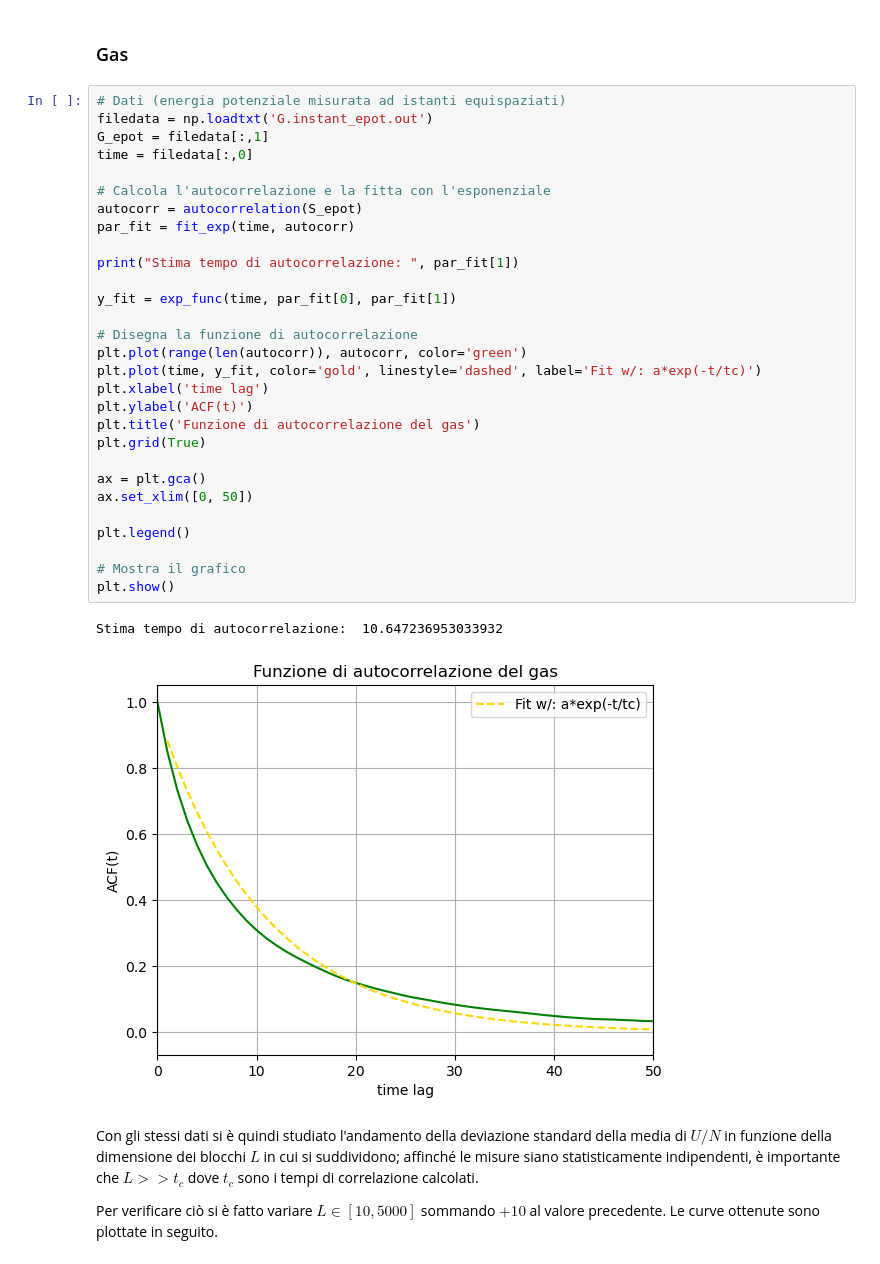
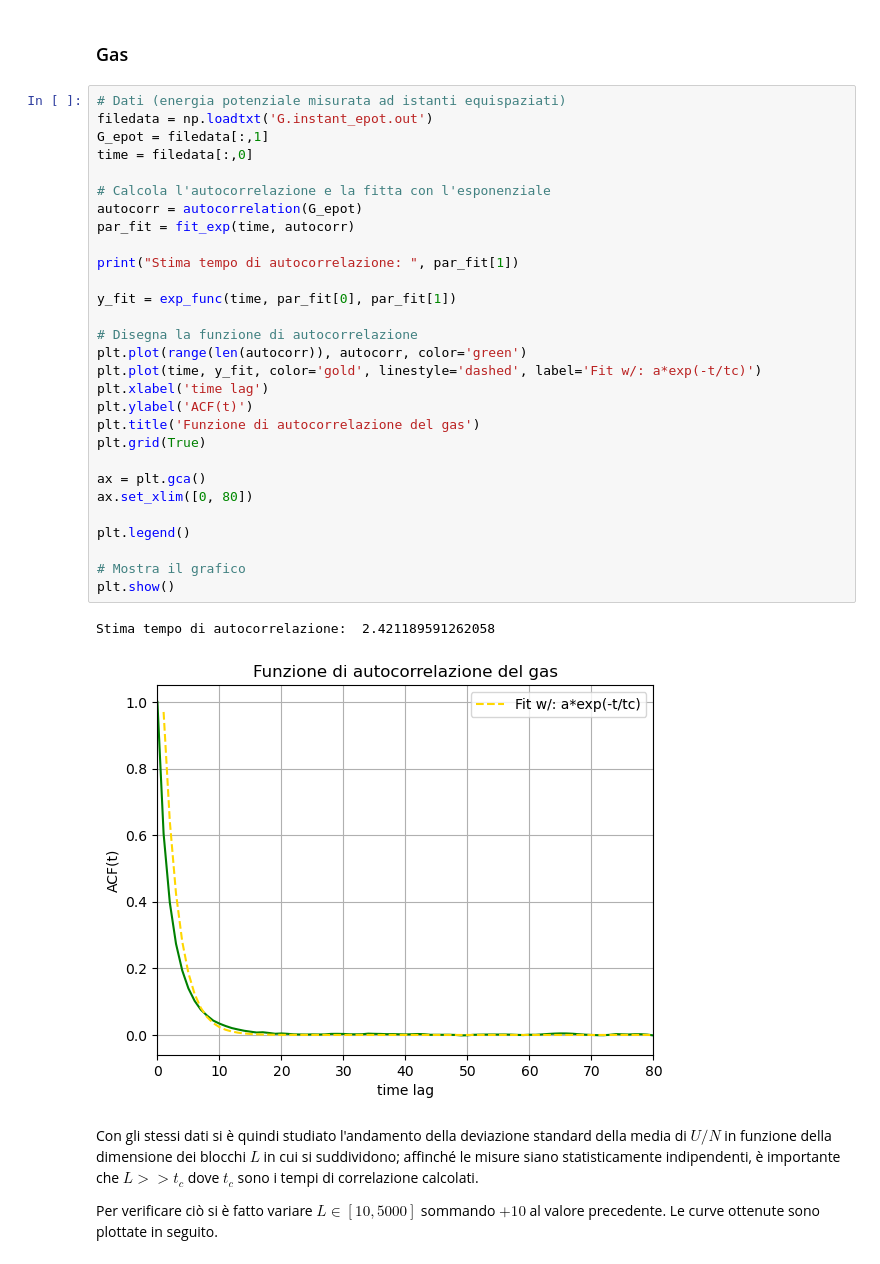
Before and after one commit to DavideCastellani967270/LSN_Castellani, a Jupyter notebook: Lab07/LSN_07.ipynb, the cells around one changed output. Cells and saved outputs as stored; diff of their text form.

Commit message:
Re-upload del jupyter 07
È stato corretto il calcolo dell'autocorrelazione per il liquido e il gas, in quanto prima la si calcolava per sbaglio solo sui dati del solido.

```diff
--- a/Lab07/LSN_07.ipynb
+++ b/Lab07/LSN_07.ipynb
@@ -130,35 +130,35 @@ Stima tempo di autocorrelazione:  10.647236953033932
 # %%
 # Dati (energia potenziale misurata ad istanti equispaziati)
 filedata = np.loadtxt('G.instant_epot.out')
 G_epot = filedata[:,1]
 time = filedata[:,0]
 
 # Calcola l'autocorrelazione e la fitta con l'esponenziale
-autocorr = autocorrelation(S_epot)
+autocorr = autocorrelation(G_epot)
 par_fit = fit_exp(time, autocorr)
 
 print("Stima tempo di autocorrelazione: ", par_fit[1])
 
 y_fit = exp_func(time, par_fit[0], par_fit[1])
 
 # Disegna la funzione di autocorrelazione
 plt.plot(range(len(autocorr)), autocorr, color='green')
 plt.plot(time, y_fit, color='gold', linestyle='dashed', label='Fit w/: a*exp(-t/tc)')
 plt.xlabel('time lag')
 plt.ylabel('ACF(t)')
 plt.title('Funzione di autocorrelazione del gas')
 plt.grid(True)
 
 ax = plt.gca()
-ax.set_xlim([0, 50])
+ax.set_xlim([0, 80])
 
 plt.legend()
 
 # Mostra il grafico
 plt.show()
 # %% [output]
-Stima tempo di autocorrelazione:  10.647236953033932
+Stima tempo di autocorrelazione:  2.421189591262058
-[figure, old version]
+[figure, new version]
 # %% [markdown]
 Con gli stessi dati si è quindi studiato l'andamento della deviazione standard della media di $U/N$ in funzione della dimensione dei blocchi $L$ in cui si suddividono; affinché le misure siano statisticamente indipendenti, è importante che $L>>t_c$ dove $t_c$ sono i tempi di correlazione calcolati.
 
```
Also changed, not shown: parts of 1 cell of this notebook.
